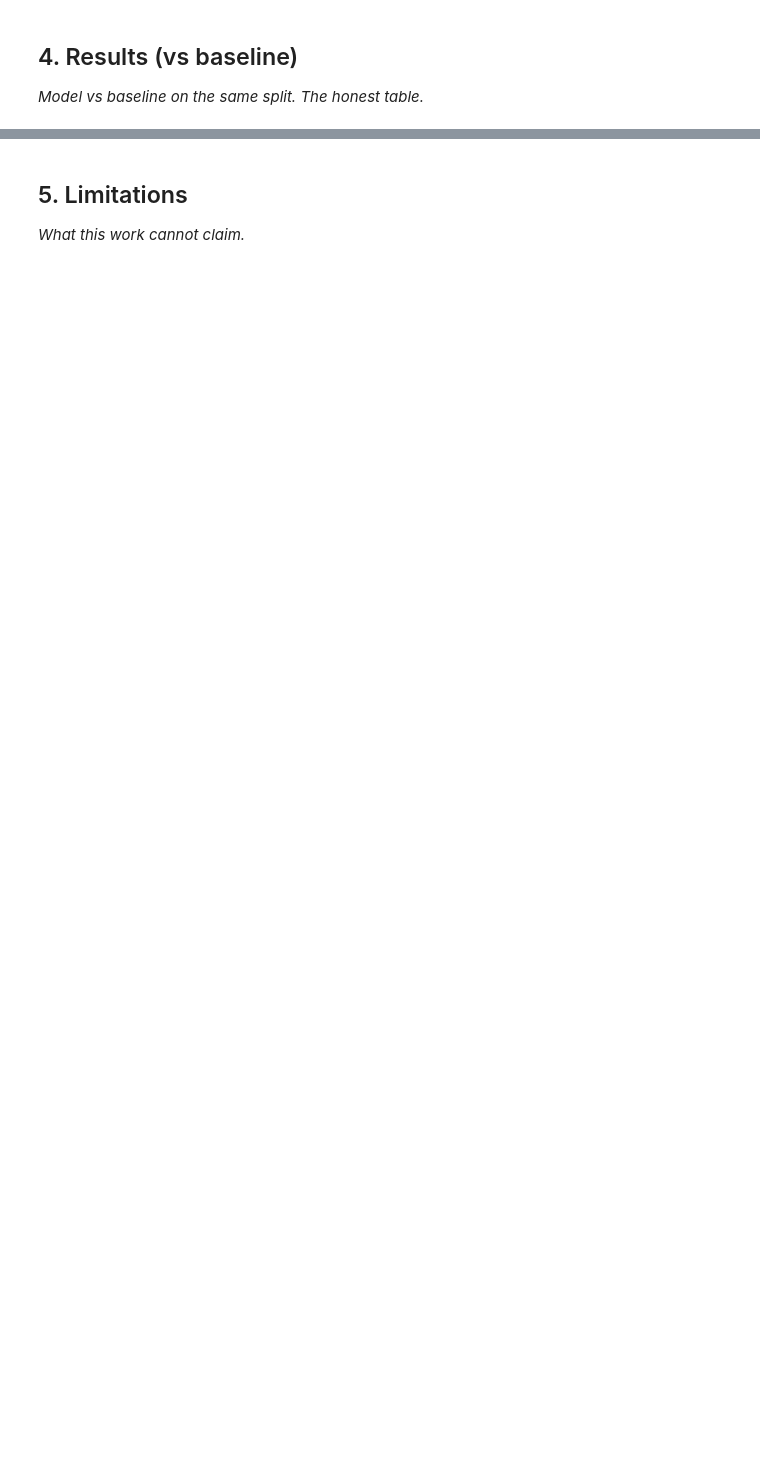
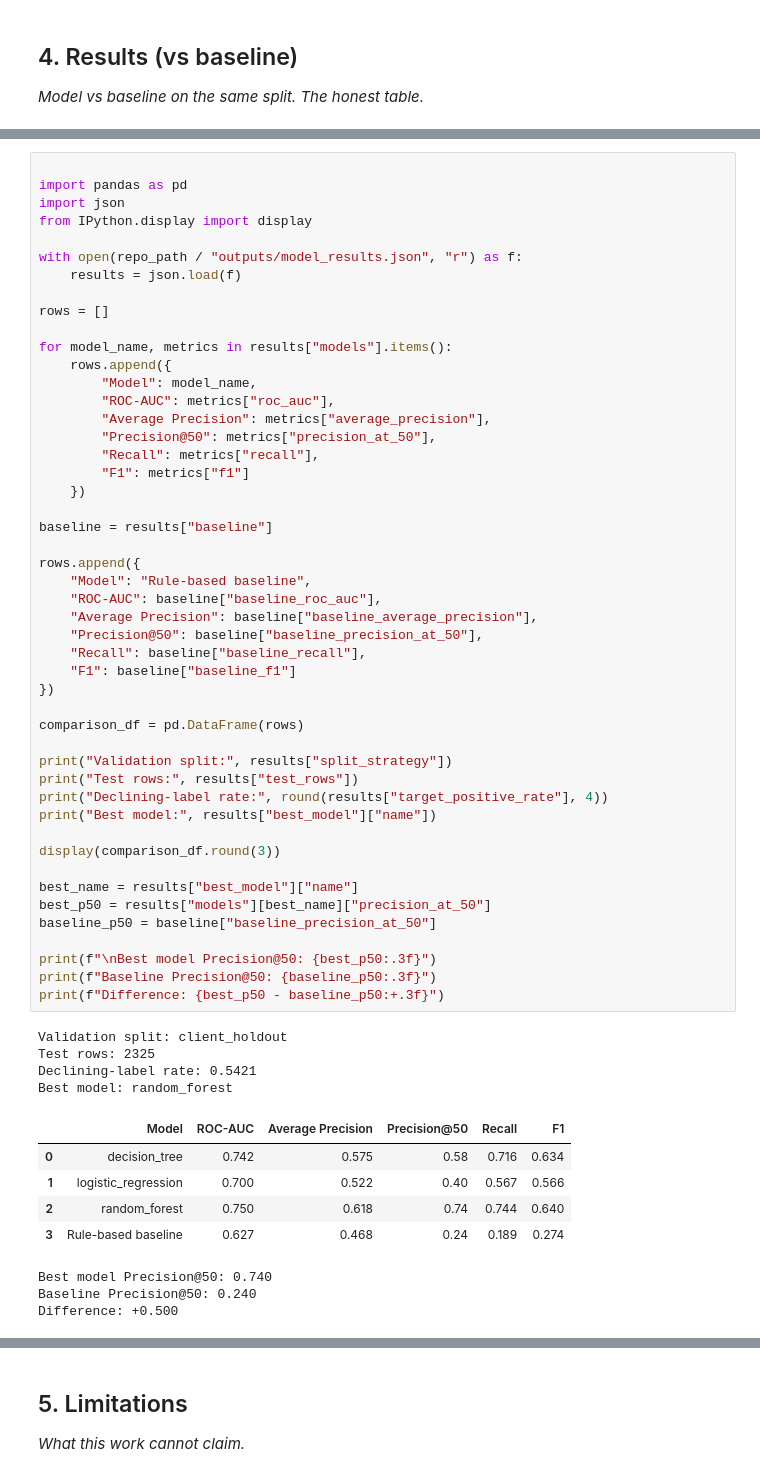
Before and after one commit to Pangakeerthi11/keerthi-flyrank-ml-internship-2026, a Jupyter notebook: work/notebooks/capstone.ipynb, the cells around one changed output, grey strips where cells are left out. Drawn from its saved outputs; the diff is of its cells as text; blank space fills up the shorter version.

```diff
--- a/work/notebooks/capstone.ipynb
+++ b/work/notebooks/capstone.ipynb
@@ -24,0 +310,61 @@ This skeleton is yours to fill. Work the sections **in order** — each one has
+# %%
+
+import pandas as pd
+import json
+from IPython.display import display
+
+with open(repo_path / "outputs/model_results.json", "r") as f:
+    results = json.load(f)
+
+rows = []
+
+for model_name, metrics in results["models"].items():
+    rows.append({
+        "Model": model_name,
+        "ROC-AUC": metrics["roc_auc"],
+        "Average Precision": metrics["average_precision"],
+        "Precision@50": metrics["precision_at_50"],
+        "Recall": metrics["recall"],
+        "F1": metrics["f1"]
+    })
+
+baseline = results["baseline"]
+
+rows.append({
+    "Model": "Rule-based baseline",
+    "ROC-AUC": baseline["baseline_roc_auc"],
+    "Average Precision": baseline["baseline_average_precision"],
+    "Precision@50": baseline["baseline_precision_at_50"],
+    "Recall": baseline["baseline_recall"],
+    "F1": baseline["baseline_f1"]
+})
+
+comparison_df = pd.DataFrame(rows)
+
+print("Validation split:", results["split_strategy"])
+print("Test rows:", results["test_rows"])
+print("Declining-label rate:", round(results["target_positive_rate"], 4))
+print("Best model:", results["best_model"]["name"])
+
+display(comparison_df.round(3))
+
+best_name = results["best_model"]["name"]
+best_p50 = results["models"][best_name]["precision_at_50"]
+baseline_p50 = baseline["baseline_precision_at_50"]
+
+print(f"\nBest model Precision@50: {best_p50:.3f}")
+print(f"Baseline Precision@50: {baseline_p50:.3f}")
+print(f"Difference: {best_p50 - baseline_p50:+.3f}")
+# %% [output]
+Validation split: client_holdout
+Test rows: 2325
+Declining-label rate: 0.5421
+Best model: random_forest
+|  | Model | ROC-AUC | Average Precision | Precision@50 | Recall | F1 |
+| 0 | decision_tree | 0.742 | 0.575 | 0.58 | 0.716 | 0.634 |
+| 1 | logistic_regression | 0.700 | 0.522 | 0.40 | 0.567 | 0.566 |
+| 2 | random_forest | 0.750 | 0.618 | 0.74 | 0.744 | 0.640 |
+| 3 | Rule-based baseline | 0.627 | 0.468 | 0.24 | 0.189 | 0.274 |
+Best model Precision@50: 0.740
+Baseline Precision@50: 0.240
+Difference: +0.500
```
Also changed, not shown: parts of 21 cells of this notebook.
